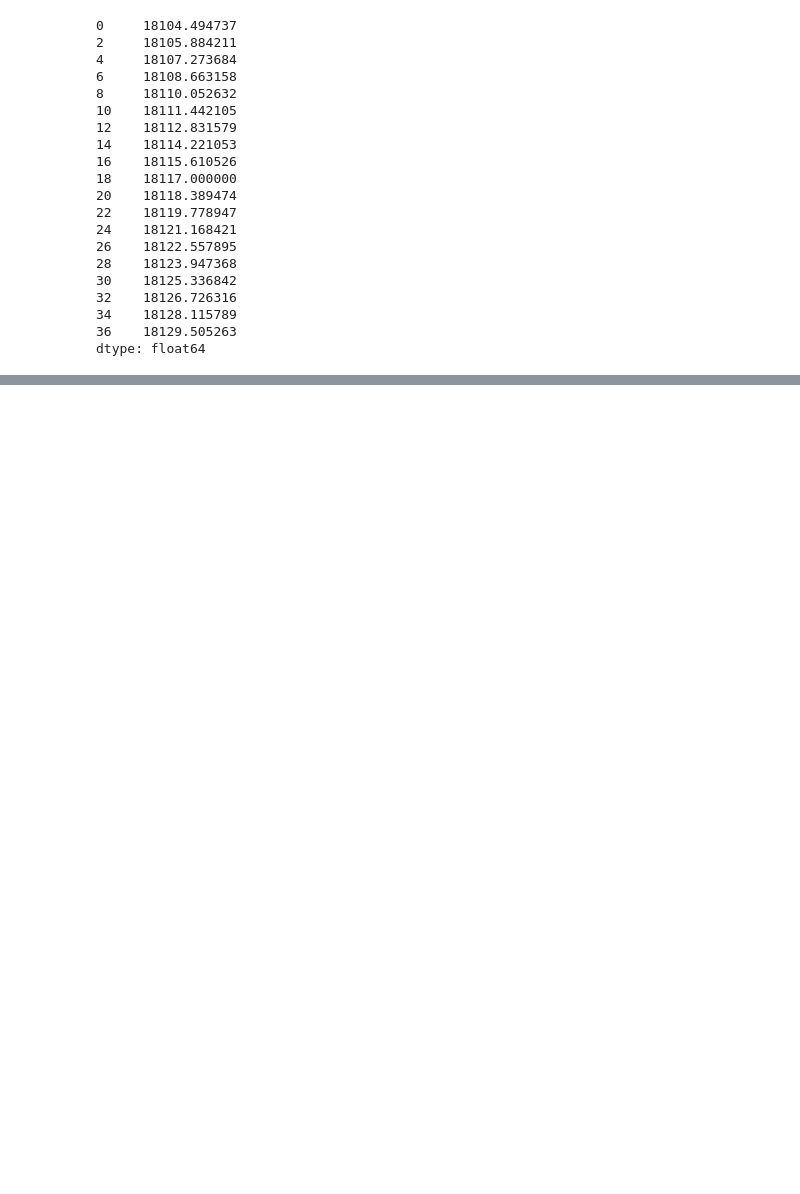
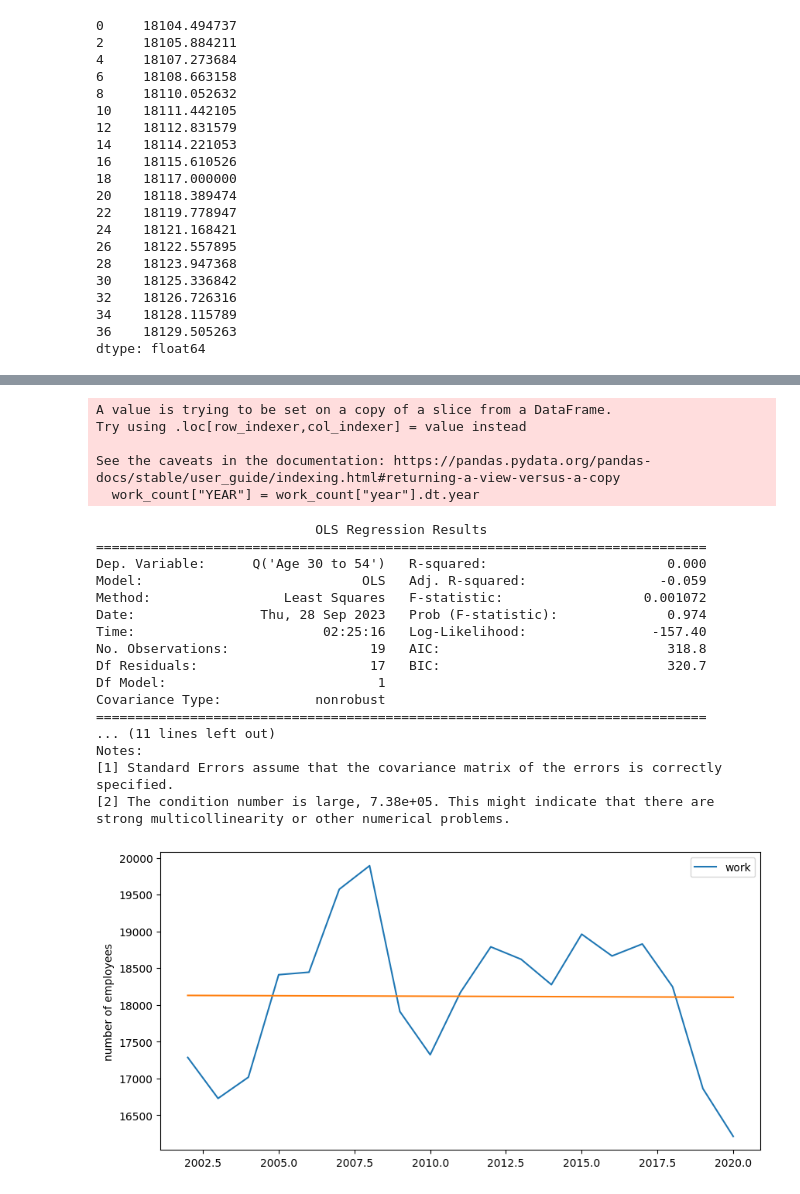
Before and after one commit to ReidelVichot/DE_ASCENT, a Jupyter notebook: OnTheMap_analysis.ipynb, the cells around one changed output, grey strips where cells are left out. Saved outputs shown, nothing was run; the diff lists cells and outputs as text; code cells hidden in the pictures; blank space fills up the shorter version.

```diff
--- a/OnTheMap_analysis.ipynb
+++ b/OnTheMap_analysis.ipynb
@@ -252,0 +350,40 @@ fig.show()
+# %%
+work_count["YEAR"] = work_count["year"].dt.year
+# -- first build the model
+model = sm.ols("Q('Age 30 to 54') ~ YEAR", data=work_count)
+# -- now fit the model to the data
+result = model.fit()
+# -- summarize the model fit
+print(result.summary())
+pred=result.predict(work_count)
+
+fig, ax = plt.subplots(figsize= (10,5))
+work_count.plot(y="Age 30 to 54", x="YEAR", label="work", ax=ax)
+ax.plot(work_count["YEAR"], pred)
+ax.set_xlabel("")
+ax.set_ylabel("number of employees")
+fig.show()
+# %% [output]
+A value is trying to be set on a copy of a slice from a DataFrame.
+Try using .loc[row_indexer,col_indexer] = value instead
+
+See the caveats in the documentation: https://pandas.pydata.org/pandas-docs/stable/user_guide/indexing.html#returning-a-view-versus-a-copy
+  work_count["YEAR"] = work_count["year"].dt.year
+                            OLS Regression Results
+==============================================================================
+Dep. Variable:      Q('Age 30 to 54')   R-squared:                       0.000
+Model:                            OLS   Adj. R-squared:                 -0.059
+Method:                 Least Squares   F-statistic:                  0.001072
+Date:                Thu, 28 Sep 2023   Prob (F-statistic):              0.974
+Time:                        02:25:16   Log-Likelihood:                -157.40
+No. Observations:                  19   AIC:                             318.8
+Df Residuals:                      17   BIC:                             320.7
+Df Model:                           1
+Covariance Type:            nonrobust
+==============================================================================
+... (11 lines left out)
+Notes:
+[1] Standard Errors assume that the covariance matrix of the errors is correctly specified.
+[2] The condition number is large, 7.38e+05. This might indicate that there are
+strong multicollinearity or other numerical problems.
+[figure, added]
```
Also changed, not shown: parts of 6 cells of this notebook.
